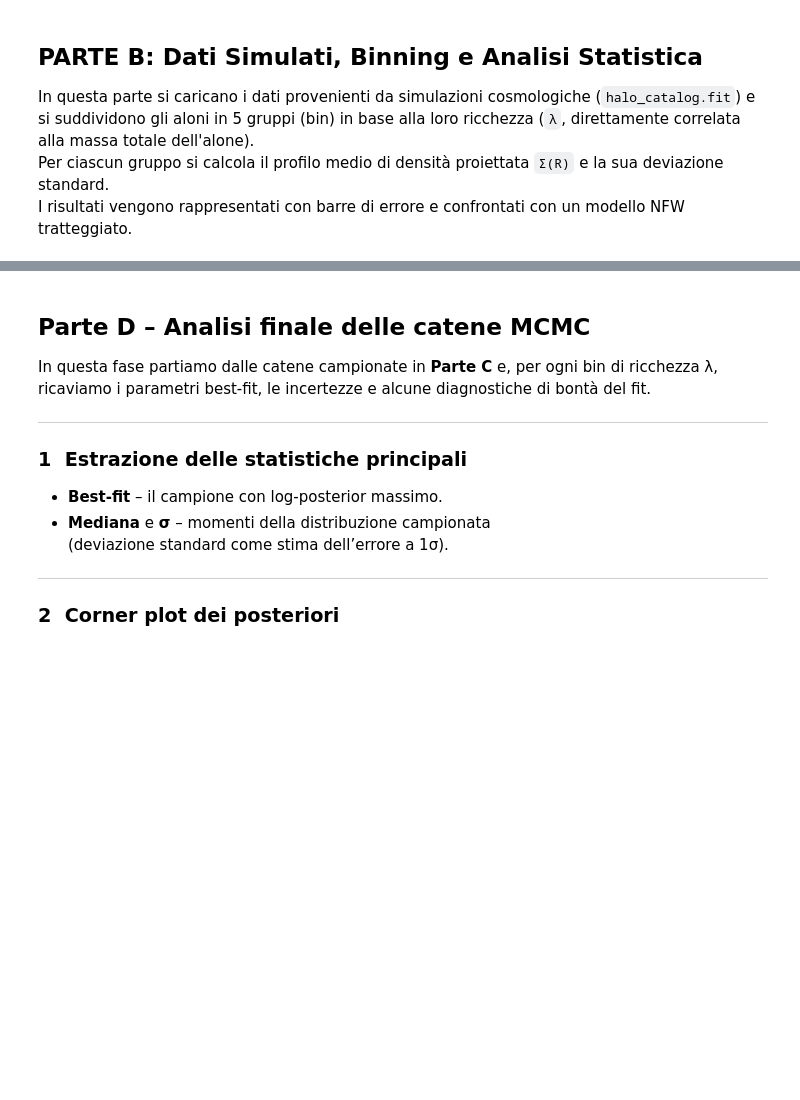
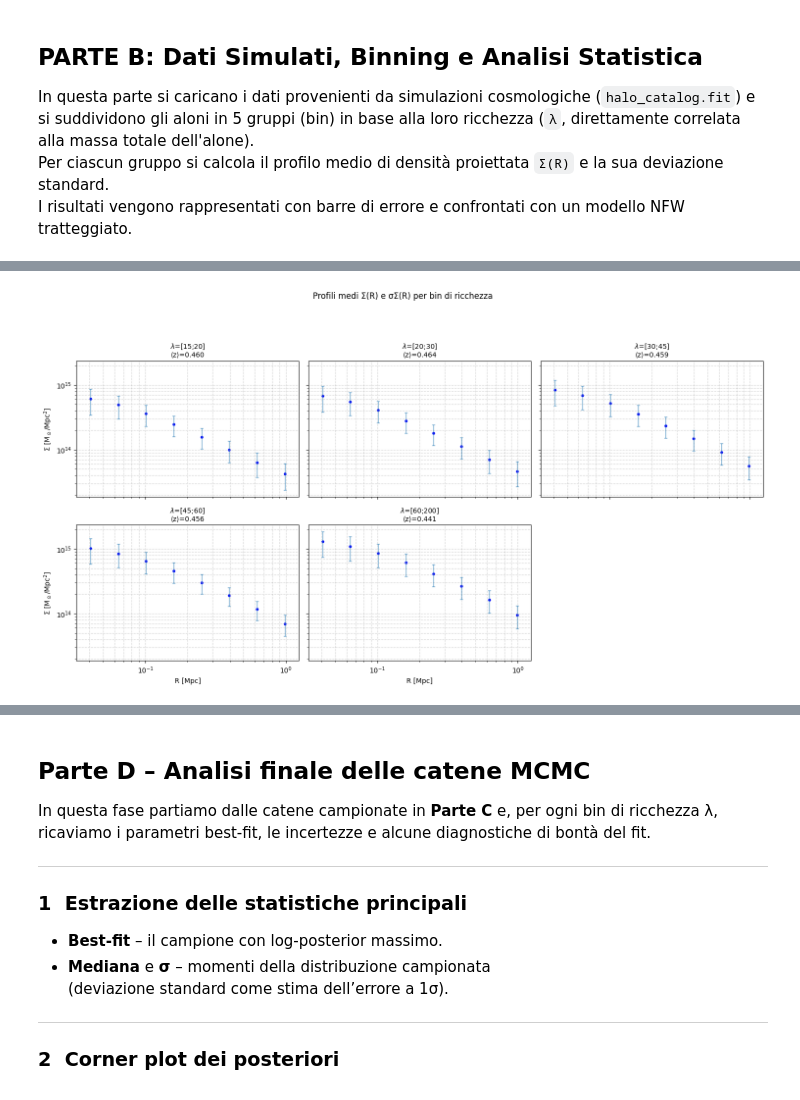
Before and after one commit to Nicholasrinaldi/Esame, a Jupyter notebook: Esame_TRMD.ipynb, the cells around one changed output, grey strips where cells are left out. Saved outputs shown, nothing was run; the diff lists cells and outputs as text; code cells hidden in the pictures; blank space fills up the shorter version.

```diff
--- a/Esame_TRMD.ipynb
+++ b/Esame_TRMD.ipynb
@@ -296 +96,97 @@ pd.DataFrame(profile_dict).to_csv('profiles_by_bin.csv', index=False)
+# %%
+
+from astropy.table import Table
+
+# 1) LOAD DATA
+tbl     = Table.read("halo_catalog.fit")      # columns: 'Z', 'LAMBDA_TR', 'SIGMA_of_R'
+R       = np.load("R_values.npy")              # shape (N_R,)
+z       = np.array(tbl["Z"])                   # (N_halos,)
+rich    = np.array(tbl["LAMBDA_TR"])            # (N_halos,)
+sigma   = np.array(tbl["SIGMA_of_R"])           # (N_halos, N_R)
+
+# 2) DEFINE RICHNESS BINS
+lambda_edges = [15, 20, 30, 45, 60, 200]
+n_bins       = len(lambda_edges) - 1
+
+# 3) FOR EACH BIN, COMPUTE ⟨z⟩, σ_z, ⟨Σ⟩(R), σ_Σ(R)
+mean_z      = []
+std_z       = []
+mean_sigmas = []
+std_sigmas  = []
+
+for i in range(n_bins):
+    low, high = lambda_edges[i], lambda_edges[i+1]
+    # include ≤ high on the last bin
+    if i < n_bins-1:
+        mask = (rich >= low) & (rich < high)
+    else:
+        mask = (rich >= low) & (rich <= high)
+
+    profs = sigma[mask]             # shape (N_bin, N_R)
+    mean_z.append(np.mean(z[mask]))
+    std_z.append( np.std(z[mask])  )
+    mean_sigmas.append(np.mean(profs, axis=0))
+    std_sigmas .append(np.std( profs, axis=0))
+
+# 4) FIND GLOBAL PLOT LIMITS (so every panel is on the same scale)
+all_lower = [m - s for m, s in zip(mean_sigmas, std_sigmas)]
+all_upper = [m + s for m, s in zip(mean_sigmas, std_sigmas)]
+ymin      = min(np.min(arr) for arr in all_lower)
+ymax      = max(np.max(arr) for arr in all_upper)
+xmin, xmax= R.min(), R.max()
+
+# pad by 10% in log‐space so markers/labels don’t sit exactly at the border
+pad_frac = 0.1
+x_lo = xmin * 10**(-pad_frac)
+x_hi = xmax * 10**( pad_frac)
+y_lo = ymin * 10**(-pad_frac)
+y_hi = ymax * 10**( pad_frac)
+
+
+fig, axes = plt.subplots(2, 3, figsize=(15, 8), sharex=True, sharey=True)
+axes = axes.flatten()
+
+for i in range(n_bins):
+    ax = axes[i]
+    μ = mean_sigmas[i]
+    σ = std_sigmas [i]
+    zbar = mean_z[i]
+
+    # scatter + ±1σ ribbon
+    ax.scatter(R, μ, s=10,color='blue')
+    ax.errorbar(
+    R, μ,
+    yerr=σ,               # here σ is your std array
+    fmt='none',           # don’t draw any extra markers
+    ecolor='C0',
+    elinewidth=1,
+    capsize=2,
+    alpha=0.7,
+)
+
+    ax.set_xscale('log')
+    ax.set_yscale('log')
+    ax.set_xlim(x_lo, x_hi)
+    ax.set_ylim(y_lo, y_hi)
+    ax.grid(True, which='both', ls=':')
+
+    ax.set_title(
+        rf"$\lambda$=[{lambda_edges[i]};{lambda_edges[i+1]}]"
+        + "\n"
+        + rf"⟨z⟩={zbar:.3f}", fontsize=10
+    )
+    if i % 3 == 0:
+        ax.set_ylabel(r"Σ [M$_\odot$/Mpc$^2$]")
+    if i // 3 == 1:
+        ax.set_xlabel("R [Mpc]")
+
+# turn off the 6th (empty) panel
+axes[-1].axis('off')
+
+
+fig.suptitle("Profili medi Σ(R) e σΣ(R) per bin di ricchezza", y=1.02)
+fig.tight_layout(rect=[0,0,1,0.95])
+plt.show()
+# %% [output]
+[figure, added]
 # %% [markdown]
```
Also changed, not shown: parts of 12 cells of this notebook.
